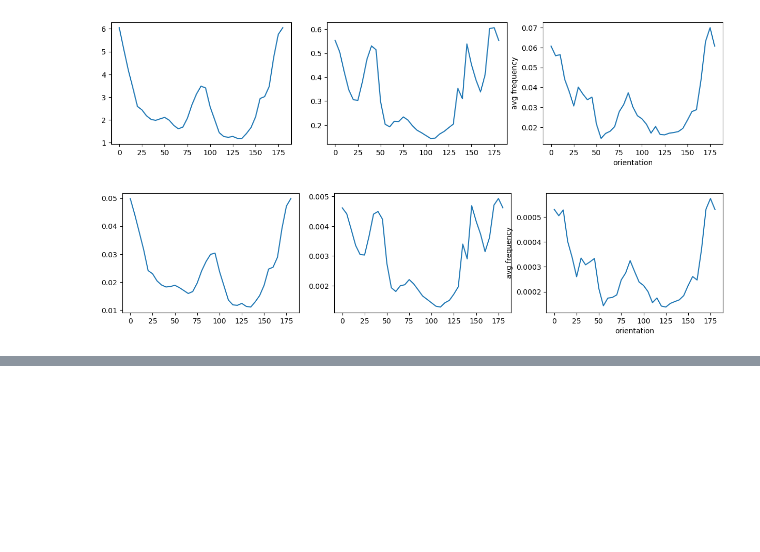
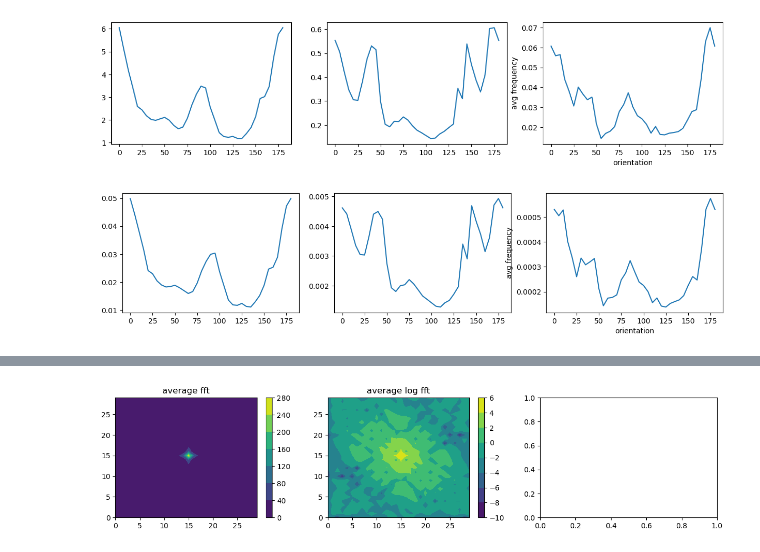
Before and after one commit to BonnenLab/U19-preliminary-data-analysis, a Jupyter notebook: simple-image-stats-mouse.ipynb, the cells around one changed output, grey strips where cells are left out. Saved outputs shown, nothing was run; the diff lists cells and outputs as text; code cells hidden in the pictures; blank space fills up the shorter version.

```diff
--- a/simple-image-stats-mouse.ipynb
+++ b/simple-image-stats-mouse.ipynb
@@ -218,0 +228,23 @@ for ii in range(3):
+# %%
+# calculate spatial frequency for all frames
+all_ffts = []
+for img in frames:
+#     img=cv2.resize(img, (15,15), interpolation= cv2.INTER_LINEAR)
+    fft = np.fft.fftshift(np.fft.fft2(img))
+    all_ffts.append(fft)
+
+all_ffts = np.stack(all_ffts)
+mean_fft = all_ffts.mean(axis=0)
+
+fig, ax = plt.subplots(1, 3,figsize=(15,3))
+c=ax[0].contourf((np.abs(mean_fft.real)))
+plt.colorbar(c,ax=ax[0])
+ax[0].set_title('average fft')
+
+c=ax[1].contourf(np.log(np.abs(mean_fft.real)))
+plt.colorbar(c,ax=ax[1])
+ax[1].set_title('average log fft')
+
+plt.show()
+# %% [output]
+[figure, added]
```
Also changed, not shown: parts of 1 cell of this notebook.
